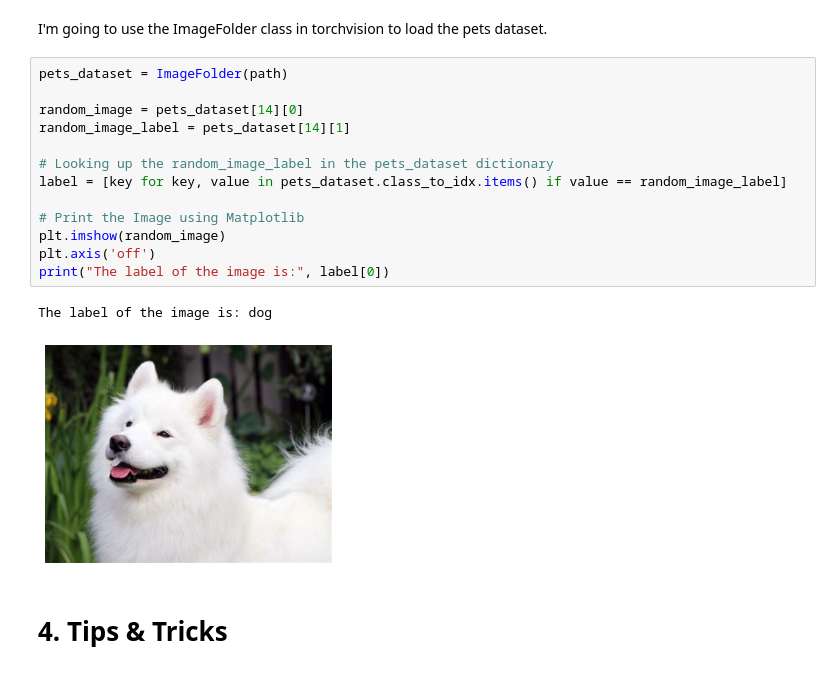
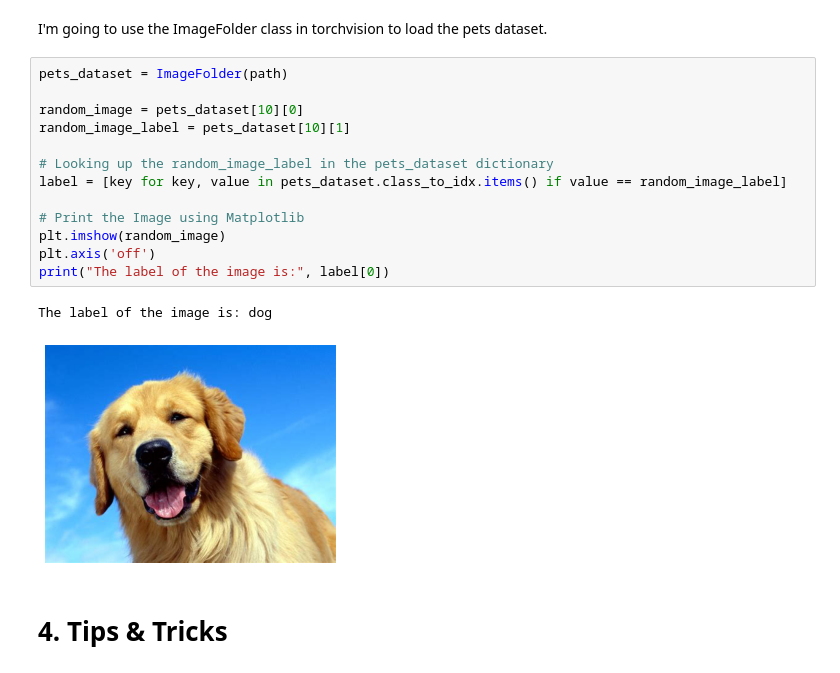
Before and after one commit to mathschelsea/Blogging, a Jupyter notebook: _notebooks/2021-12-07-imagescraping.ipynb, the cells around one changed output. Cells and saved outputs as stored; diff of their text form.

```diff
--- a/_notebooks/2021-12-07-imagescraping.ipynb
+++ b/_notebooks/2021-12-07-imagescraping.ipynb
@@ -93,19 +93,19 @@ I'm going to use the ImageFolder class in torchvision to load the pets dataset.
 # %%
 pets_dataset = ImageFolder(path)
 
-random_image = pets_dataset[14][0]
-random_image_label = pets_dataset[14][1]
+random_image = pets_dataset[10][0]
+random_image_label = pets_dataset[10][1]
 
 # Looking up the random_image_label in the pets_dataset dictionary
 label = [key for key, value in pets_dataset.class_to_idx.items() if value == random_image_label]
 
 # Print the Image using Matplotlib
 plt.imshow(random_image)
 plt.axis('off')
 print("The label of the image is:", label[0])
 # %% [output]
 The label of the image is: dog
-[figure, old version]
+[figure, new version]
 # %% [markdown]
 # 4. Tips & Tricks
 # %% [markdown]
```
Also changed, not shown: parts of 1 cell of this notebook, 27 other files.
